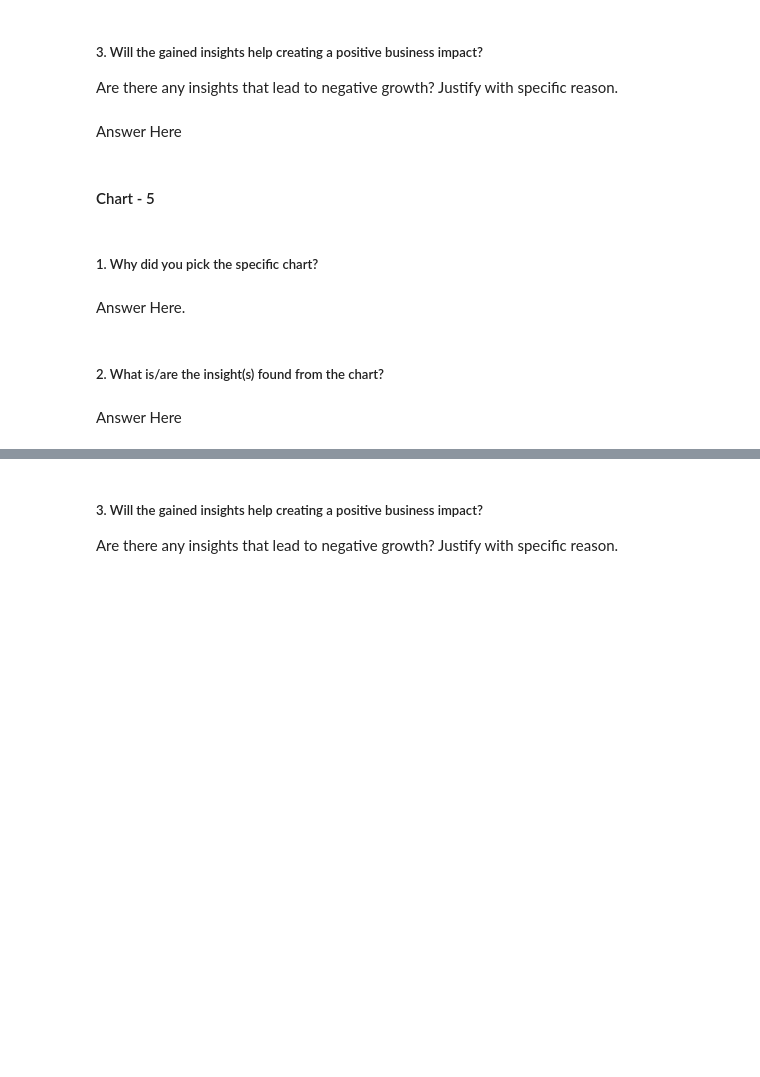
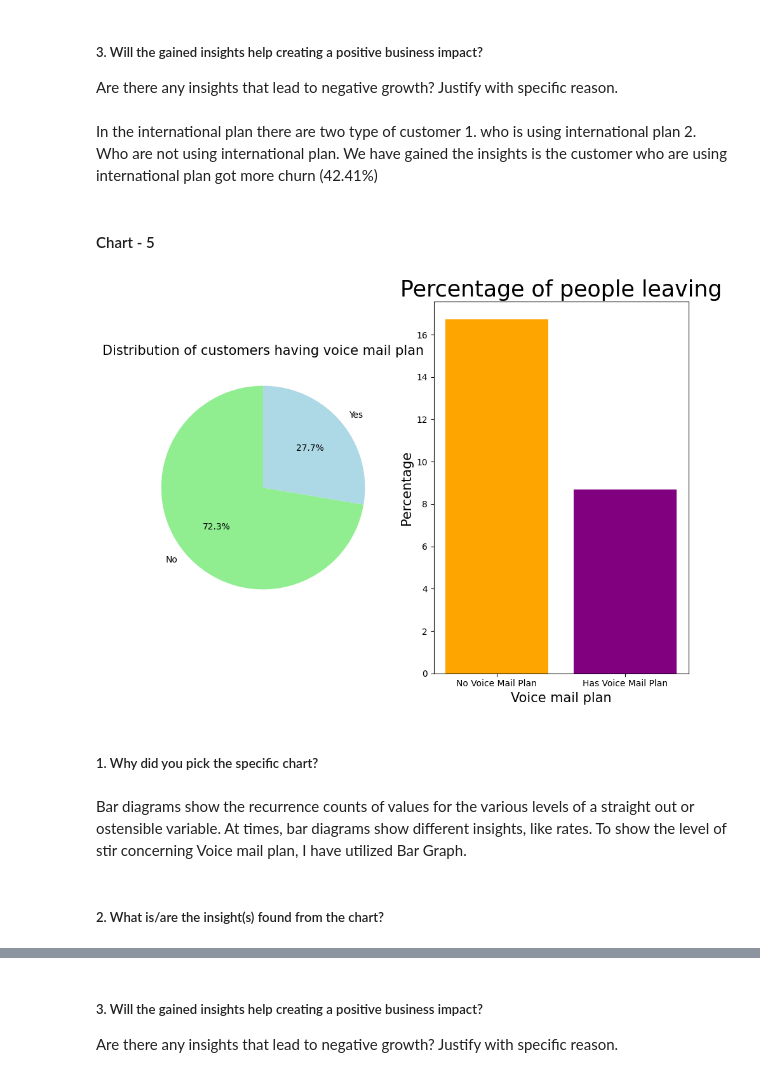
Before and after one commit to debobratopaul/CAPSTONE_PROJECT_TELECOM_CHURN_ANALYSIS, a Jupyter notebook: CAPSTONE_PROJECT_TELECOM_CHURN_ANALYSIS.ipynb, the cells around one changed output, grey strips where cells are left out. Saved outputs shown, nothing was run; the diff lists cells and outputs as text; code cells hidden in the pictures; blank space fills up the shorter version.

```diff
--- a/CAPSTONE_PROJECT_TELECOM_CHURN_ANALYSIS.ipynb
+++ b/CAPSTONE_PROJECT_TELECOM_CHURN_ANALYSIS.ipynb
@@ -570,7 +599,7 @@ Answer Here
 # %% [markdown]
 ##### 3. Will the gained insights help creating a positive business impact?
 Are there any insights that lead to negative growth? Justify with specific reason.
-# %% [markdown]
-Answer Here
+# %% [markdown]
+In the international plan there are two type of customer 1. who is using international plan 2. Who are not using international plan. We have gained the insights is the customer who are using international plan got more churn (42.41%)
 # %% [markdown]
 #### Chart - 5
@@ -579,8 +606,31 @@ Answer Here
+# %%
+# Chart - 5 visualization code
+# Data for voice mail plan
+voice_mail_plan = df['Voice mail plan'].value_counts()
+
+# Pie chart for voice mail plan distribution
+plt.figure(figsize=(9, 7))
+plt.subplot(1, 2, 1)  # Creating subplots
+plt.pie(voice_mail_plan, labels=['No', 'Yes'], startangle=90, colors=['lightgreen', 'lightblue'], autopct="%1.1f%%")
+plt.title('Distribution of customers having voice mail plan', fontsize=15)
+
+# Vizualizing code for customers churning while having voice mail plan
+voice_mail_categories = ['No Voice Mail Plan', 'Has Voice Mail Plan']
+churn_percentage_by_voice_mail = df.groupby('Voice mail plan')['Churn'].mean() * 100
+
+plt.subplot(1, 2, 2)  # Creating subplots
+plt.bar(voice_mail_categories, churn_percentage_by_voice_mail, color=['orange', 'purple'])
+plt.title("Percentage of people leaving", fontsize=25)
+plt.xlabel('Voice mail plan', fontsize=15)
+plt.ylabel('Percentage', fontsize=15)
+
+plt.tight_layout()  # Adjust layout to prevent overlap
+plt.show()
+# %% [output]
+[figure, added]
 # %% [markdown]
 ##### 1. Why did you pick the specific chart?
-# %% [markdown]
-Answer Here.
+# %% [markdown]
+Bar diagrams show the recurrence counts of values for the various levels of a straight out or ostensible variable. At times, bar diagrams show different insights, like rates. To show the level of stir concerning Voice mail plan, I have utilized Bar Graph.
 # %% [markdown]
 ##### 2. What is/are the insight(s) found from the chart?
-# %% [markdown]
-Answer Here
```
Also changed, not shown: parts of 18 cells of this notebook.
